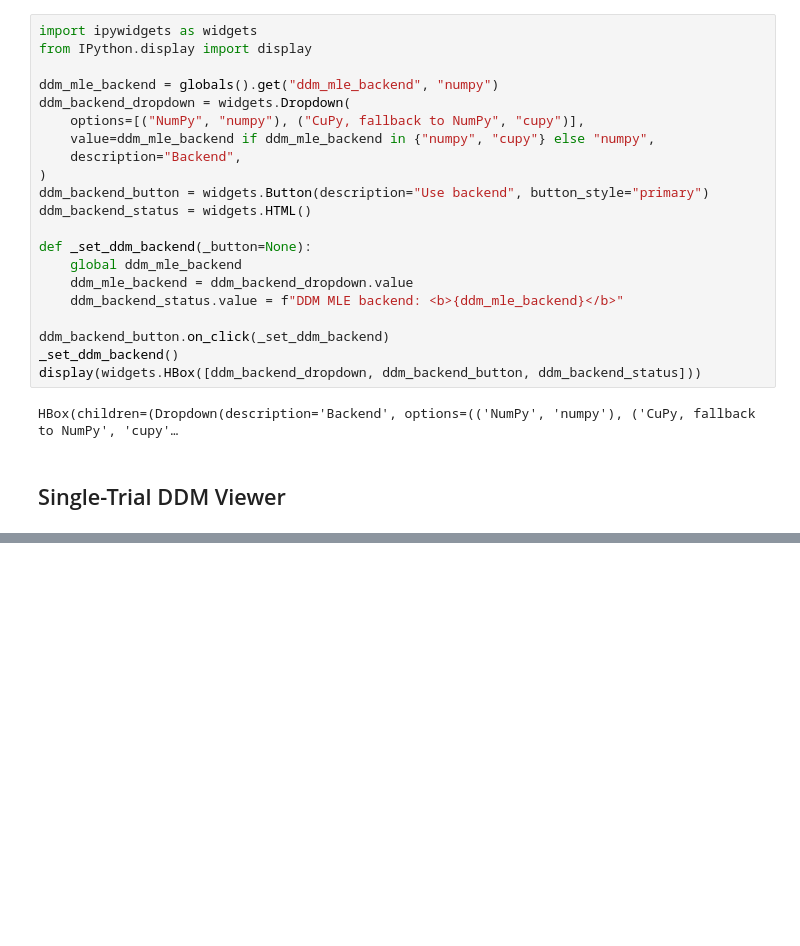
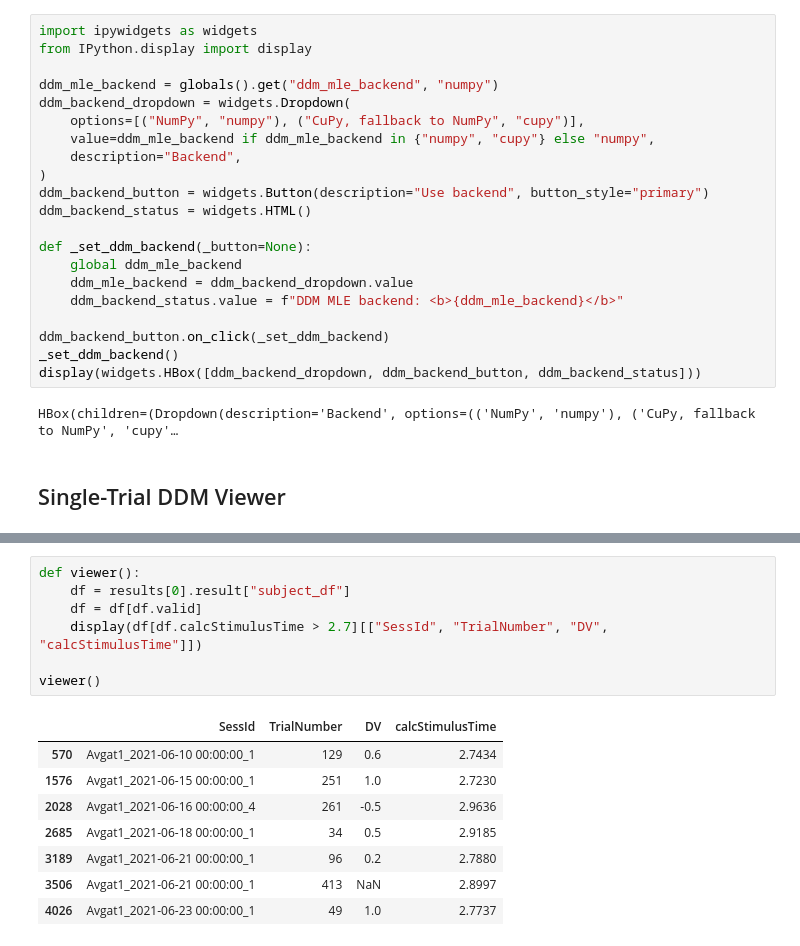
Before and after one commit to oraby/paper_fast_slow, a Jupyter notebook: code/rlmodel/model/mle_notebooks/mle_population_explorer.ipynb, the cells around one changed output, grey strips where cells are left out. Drawn from its saved outputs; the diff is of its cells as text; blank space fills up the shorter version.

```diff
--- a/code/rlmodel/model/mle_notebooks/mle_population_explorer.ipynb
+++ b/code/rlmodel/model/mle_notebooks/mle_population_explorer.ipynb
@@ -81,0 +84,16 @@ VBox(children=(HBox(children=(Dropdown(description='Model', options=('Avgat1 | C
+# %%
+def viewer():
+    df = results[0].result["subject_df"]
+    df = df[df.valid]
+    display(df[df.calcStimulusTime > 2.7][["SessId", "TrialNumber", "DV", "calcStimulusTime"]])
+
+viewer()
+# %% [output]
+|  | SessId | TrialNumber | DV | calcStimulusTime |
+| 570 | Avgat1_2021-06-10 00:00:00_1 | 129 | 0.6 | 2.7434 |
+| 1576 | Avgat1_2021-06-15 00:00:00_1 | 251 | 1.0 | 2.7230 |
+| 2028 | Avgat1_2021-06-16 00:00:00_4 | 261 | -0.5 | 2.9636 |
+| 2685 | Avgat1_2021-06-18 00:00:00_1 | 34 | 0.5 | 2.9185 |
+| 3189 | Avgat1_2021-06-21 00:00:00_1 | 96 | 0.2 | 2.7880 |
+| 3506 | Avgat1_2021-06-21 00:00:00_1 | 413 | NaN | 2.8997 |
+| 4026 | Avgat1_2021-06-23 00:00:00_1 | 49 | 1.0 | 2.7737 |
```
Also changed, not shown: parts of 3 cells of this notebook.
